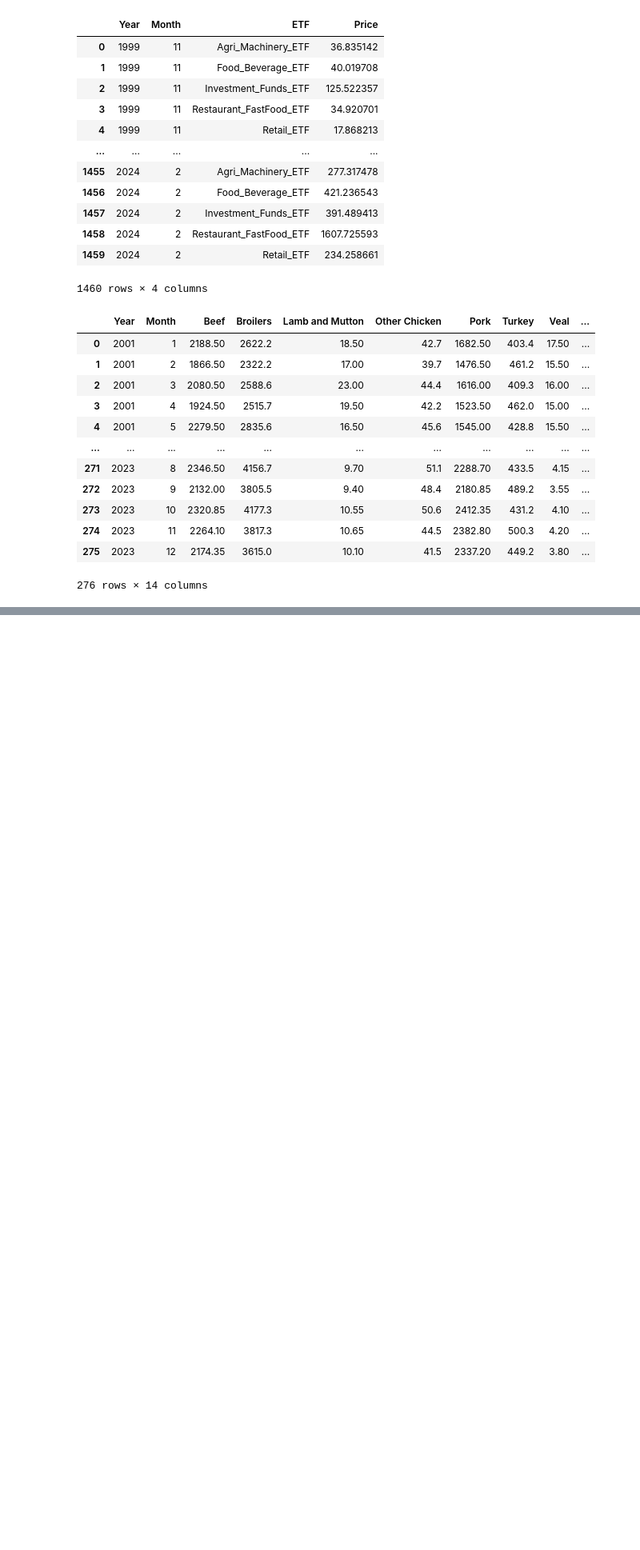
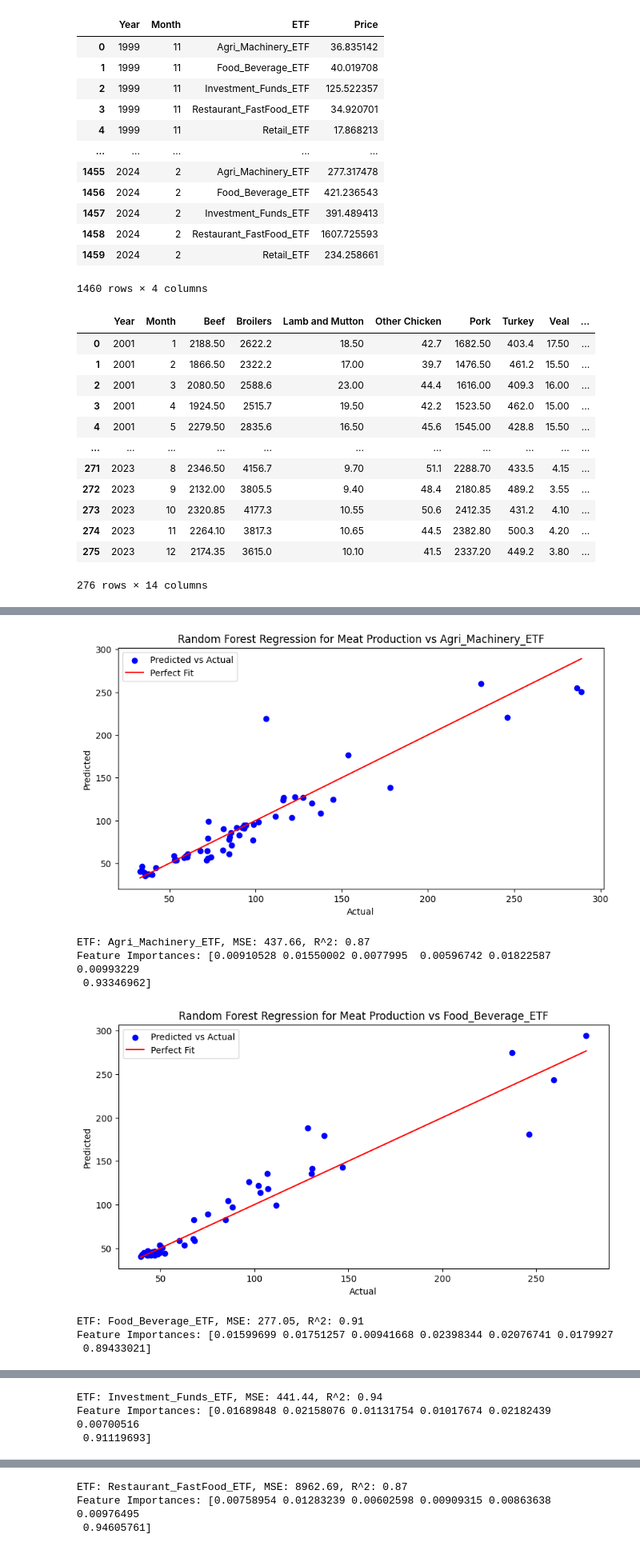
Before and after one commit to TonyZhang2004/Citadel-Summer-Datathon, a Jupyter notebook: etf_vs/etf_vs_meat.ipynb, the cells around one changed output, grey strips where cells are left out. Shown at 80% size. Cells and saved outputs as stored; diff of their text form; code cells hidden in the pictures; blank space fills up the shorter version.

```diff
--- a/etf_vs/etf_vs_meat.ipynb
+++ b/etf_vs/etf_vs_meat.ipynb
@@ -433,3 +433,60 @@ plt_corr_matrix_month(monthly_df_merged2, "Monthly Meat Production vs. Supply Ch
 | Investment_Funds_ETF | 0.287416 | 0.846432 | -0.668359 | 0.296026 | 0.803761 | -0.075091 | -0.860891 | 0.866943 | ... |
 | Restaurant_FastFood_ETF | 0.257296 | 0.793787 | -0.666796 | 0.328948 | 0.692820 | -0.166260 | -0.797538 | 0.945785 | ... |
 | Retail_ETF | 0.295218 | 0.758044 | -0.651346 | 0.319382 | 0.650319 | -0.174194 | -0.761937 | 0.942039 | ... |
+# %%
+from sklearn.ensemble import RandomForestRegressor
+from sklearn.metrics import mean_squared_error, r2_score
+from sklearn.model_selection import cross_val_score
+
+monthly_df_merged3 = monthly_df_merged2.copy()
+#monthly_df_merged3 = monthly_df_merged3.drop(columns=['Veal'])
+
+etfs = ['Agri_Machinery_ETF', 'Food_Beverage_ETF', 'Investment_Funds_ETF', 'Restaurant_FastFood_ETF', 'Retail_ETF']
+
+def evaluate_rf_regression_multiple_features(etf):
+    X = monthly_df_merged3[['Beef', 'Broilers', 'Lamb and Mutton', 'Other Chicken', 'Pork', 'Turkey','Veal']]
+    y = monthly_df_merged3[etf]  # ETF value as the target
+
+    # Split the data into training and testing sets
+    X_train, X_test, y_train, y_test = train_test_split(X, y, test_size=0.2, random_state=42)
+
+    # Fit the model
+    rf_model = RandomForestRegressor(n_estimators=50, random_state=42)
+    rf_model.fit(X_train, y_train)
+
+    # Predict on test set
+    y_pred = rf_model.predict(X_test)
+
+    # Evaluate the model
+    mse = mean_squared_error(y_test, y_pred)
+    r2 = r2_score(y_test, y_pred)
+
+    # Feature importance
+    importance = rf_model.feature_importances_
+
+    # Plotting
+    plt.figure(figsize=(10, 5))
+    plt.scatter(y_test, y_pred, color='blue', label='Predicted vs Actual')
+    plt.plot([min(y_test), max(y_test)], [min(y_test), max(y_test)], color='red', label='Perfect Fit')
+    plt.xlabel('Actual')
+    plt.ylabel('Predicted')
+    plt.title(f'Random Forest Regression for Meat Production vs {etf}')
+    plt.legend()
+    plt.show()
+
+    return mse, r2, importance
+
+# Evaluate for each ETF
+for etf in etfs:
+    mse, r2, importance = evaluate_rf_regression_multiple_features(etf)
+    print(f'ETF: {etf}, MSE: {mse:.2f}, R^2: {r2:.2f}')
+    print(f'Feature Importances: {importance}')
+# %% [output]
+[figure, added]
+ETF: Agri_Machinery_ETF, MSE: 437.66, R^2: 0.87
+Feature Importances: [0.00910528 0.01550002 0.0077995  0.00596742 0.01822587 0.00993229
+ 0.93346962]
+[figure, added]
+ETF: Food_Beverage_ETF, MSE: 277.05, R^2: 0.91
+Feature Importances: [0.01599699 0.01751257 0.00941668 0.02398344 0.02076741 0.0179927
+ 0.89433021]
@@ -435,0 +494,3 @@ plt_corr_matrix_month(monthly_df_merged2, "Monthly Meat Production vs. Supply Ch
+ETF: Investment_Funds_ETF, MSE: 441.44, R^2: 0.94
+Feature Importances: [0.01689848 0.02158076 0.01131754 0.01017674 0.02182439 0.00700516
+ 0.91119693]
@@ -435,0 +498,3 @@ plt_corr_matrix_month(monthly_df_merged2, "Monthly Meat Production vs. Supply Ch
+ETF: Restaurant_FastFood_ETF, MSE: 8962.69, R^2: 0.87
+Feature Importances: [0.00758954 0.01283239 0.00602598 0.00909315 0.00863638 0.00976495
+ 0.94605761]
```
Also changed, not shown: parts of 1 cell of this notebook, 1 other file.
